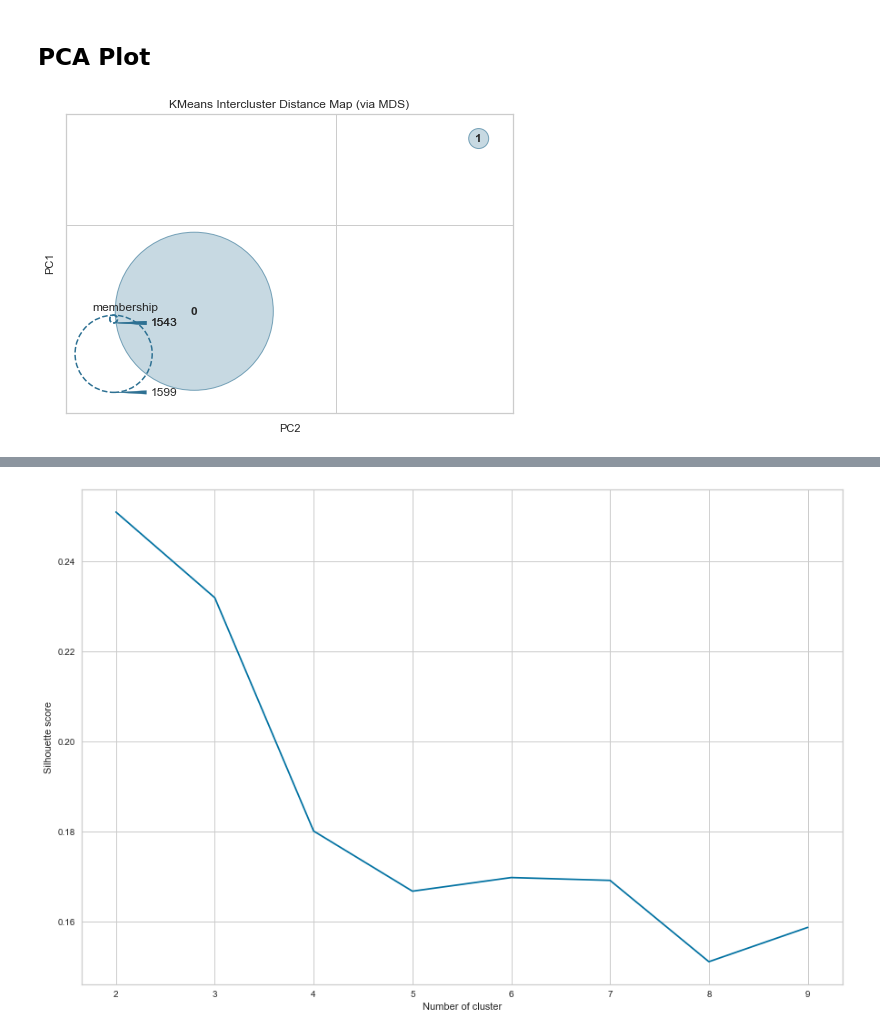
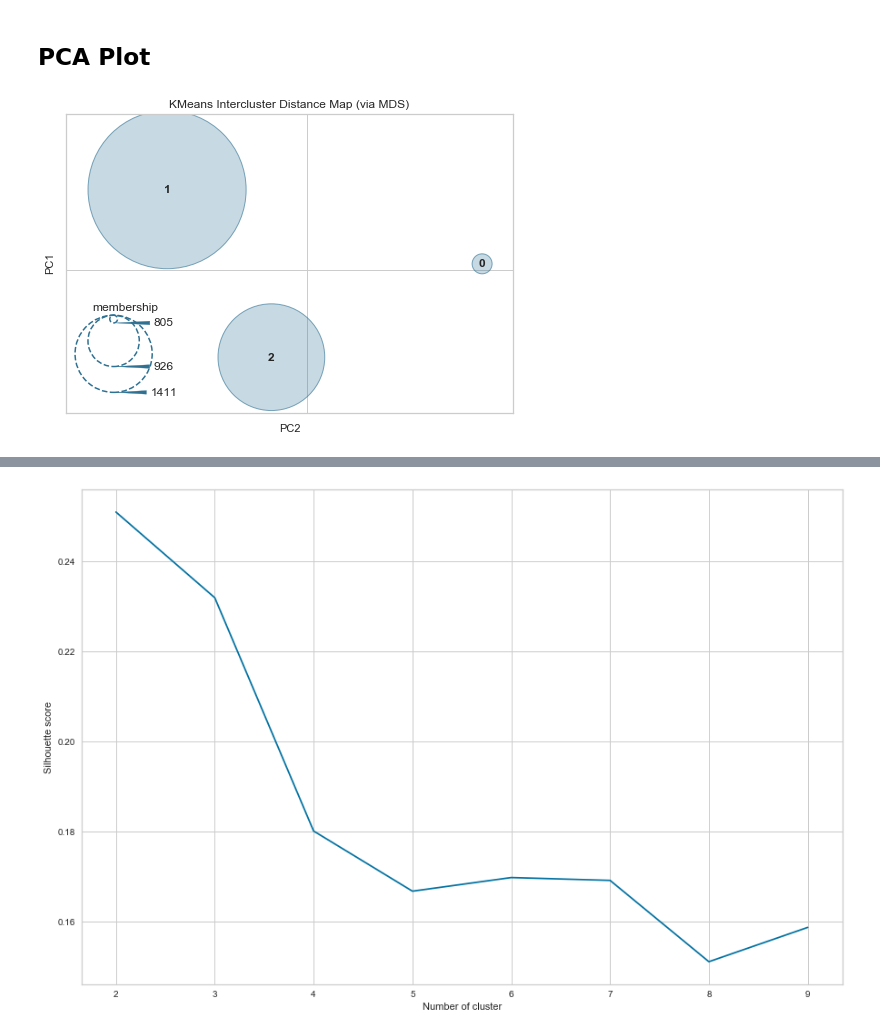
Before and after one commit to community-insight-impact/community_clustering, a Jupyter notebook: Clustering Notebooks/Covid_severity Score/Severity Score.ipynb, the cells around one changed output, grey strips where cells are left out. Saved outputs shown, nothing was run; the diff lists cells and outputs as text; code cells hidden in the pictures.

```diff
--- a/Clustering Notebooks/Covid_severity Score/Severity Score.ipynb
+++ b/Clustering Notebooks/Covid_severity Score/Severity Score.ipynb
@@ -400,18 +399,18 @@ Intercluster distance maps display an embedding of the cluster centers in 2 dime
 # %%
 from yellowbrick.cluster import intercluster_distance
 
 
 
 visualizer = intercluster_distance(
                 KMeans(
-               n_clusters=2,
+               n_clusters=3,
                init="k-means++",
                n_init=50,
                max_iter=500,
                random_state=42),
                X_norm1)
 # %% [output]
-[figure, old version]
+[figure, new version]
 # %%
 from yellowbrick.features import pca_decomposition
 visualizer = pca_decomposition(X_train,y_train)
```
Also changed, not shown: parts of 10 cells of this notebook, 3 other files.
